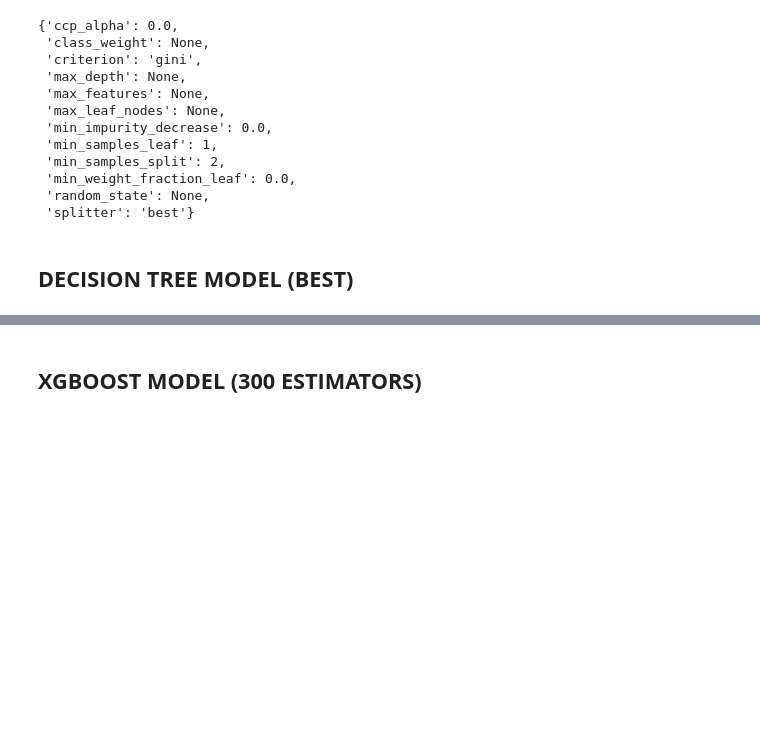
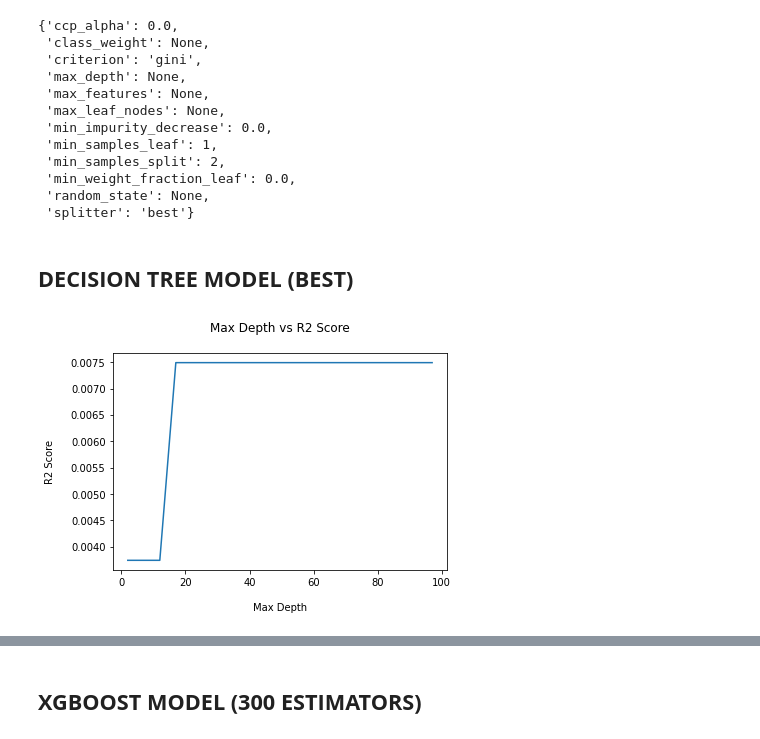
Before and after one commit to starkjones/NYC-Condominium-Rental-Income-Analysis, a Jupyter notebook: NYC_Condo_Comp_RI__Analysis.ipynb, the cells around one changed output, grey strips where cells are left out. Cells and saved outputs as stored; diff of their text form; code cells hidden in the pictures; blank space fills up the shorter version.

```diff
--- a/NYC_Condo_Comp_RI__Analysis.ipynb
+++ b/NYC_Condo_Comp_RI__Analysis.ipynb
@@ -705,21 +713,20 @@ from sklearn.tree import DecisionTreeClassifier
 
 DT = DecisionTreeClassifier()
 
-# Create pipeline:
+# Model fit:
 
-DTp = make_pipeline(preprocessor, DT)
-DTp.fit(X_train, y_train)
+DT.fit(X_train, y_train)
 
 # Training prediction arrays:
 
-DT_trainpred = DTp.predict(X_train)
-DT_testpred = DTp.predict(X_test)
+DT_train_pred = DT.predict(X_train)
+DT_test_pred = DT.predict(X_test)
 
 
 # Evaluation of Default Decision Tree Model:
 
-DT_train_score = model_metrics(y_train, DT_trainpred)
-DT_test_score = model_metrics(y_test, DT_testpred)
+DT_train_score = model_metrics( y_train, DT_train_pred)
+DT_test_score = model_metrics(y_test, DT_test_pred)
 # %% [output]
 SCORES:
 
@@ -751,3 +758,34 @@ DT.get_params()
  'splitter': 'best'}
 # %% [markdown]
 ## **DECISION TREE MODEL (BEST)**
+# %%
+# For loop to find the best parameters:
+
+md_range = list(range(2,100, 5))
+
+# List to score tuned test scores:
+
+r2 = []
+
+for depth in md_range:
+
+  # Instantiate model:
+  DTb = DecisionTreeClassifier(max_depth = depth, random_state = 42)
+
+  # Fit model:
+  DTb.fit(X_train, y_train)
+
+  # Score calculations:
+  test_score = DTb.score(X_test, y_test)
+
+  # Populate list:
+  r2.append(test_score)
+# %%
+# Plot to see which max depth produces the highest r2 score:
+
+plt.plot(md_range, r2)
+plt.title('Max Depth vs R2 Score\n')
+plt.xlabel('\nMax Depth')
+plt.ylabel('R2 Score\n');
+# %% [output]
+[figure, added]
```
Also changed, not shown: parts of 34 cells of this notebook.
